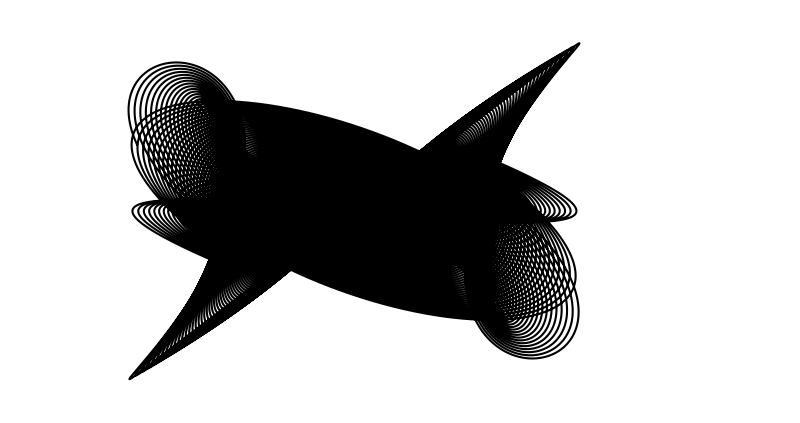
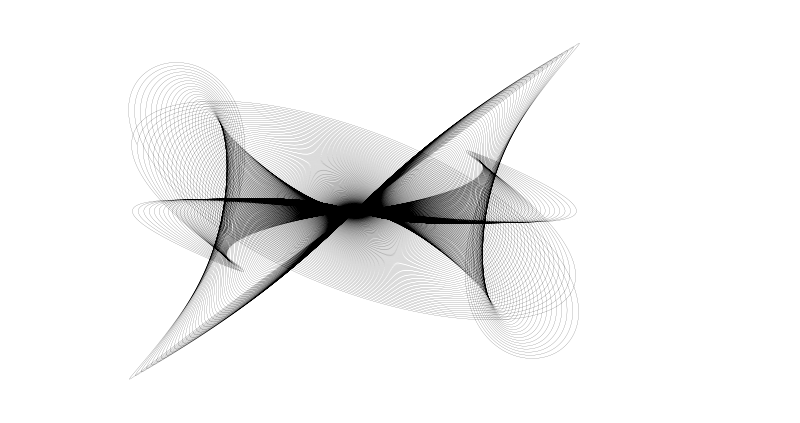
Before and after one commit to yaowenqiang/master_math_by_coding_in_python, a Jupyter notebook: harmonograph.ipynb, the cells around one changed output. Saved outputs shown, nothing was run; the diff lists cells and outputs as text; code cells hidden in the pictures.

```diff
--- a/harmonograph.ipynb
+++ b/harmonograph.ipynb
@@ -13,9 +13,8 @@ x = A[0]*np.sin(t*f[0])*np.exp(-d[0]*t) + A[1]*np.sin(t*f[1])*np.exp(-d[1]*t)
 # %%
 y = A[2]*np.sin(t*f[2])*np.exp(-d[2]*t) + A[3]*np.sin(t*f[3])*np.exp(-d[3]*t)
 # %%
-linewidth = 0.01
-plt.plot(x,y,'k', linewidth*.1)
+plt.plot(x,y,'k', linewidth=.1)
 plt.axis('off')
 plt.show()
 # %% [output]
-[figure, old version]
+[figure, new version]
```
Also changed, not shown: parts of 13 cells of this notebook, 1 other file.
